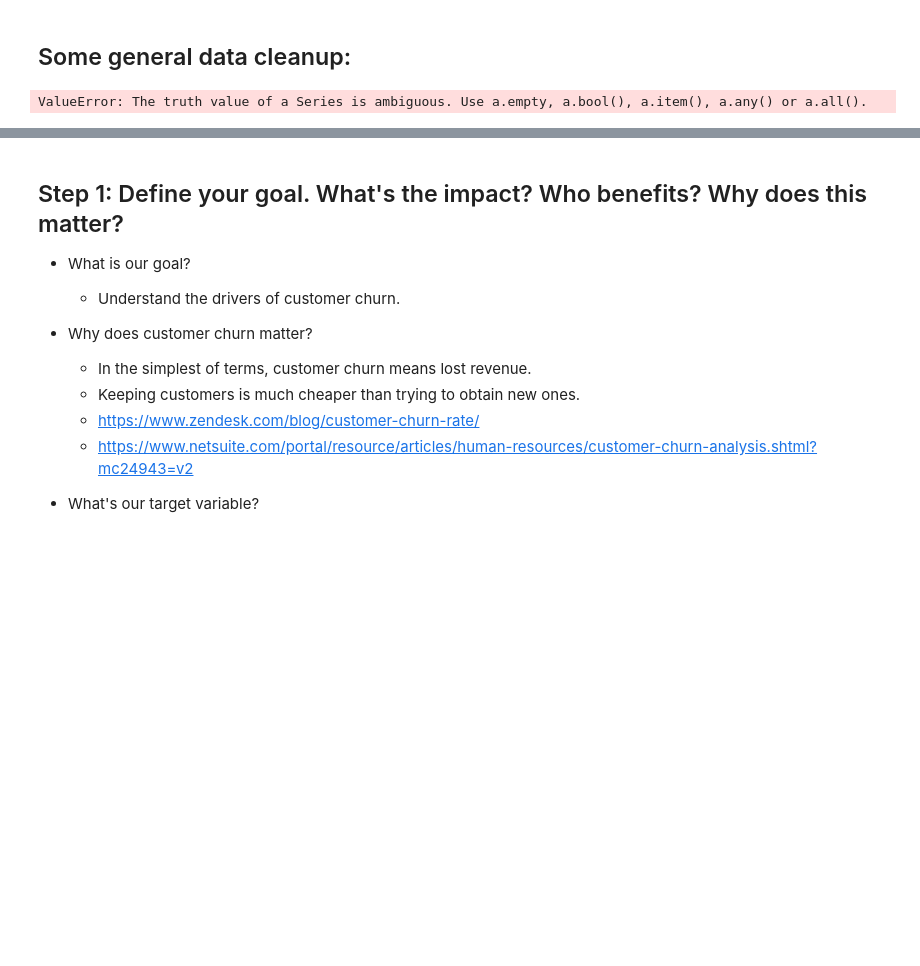
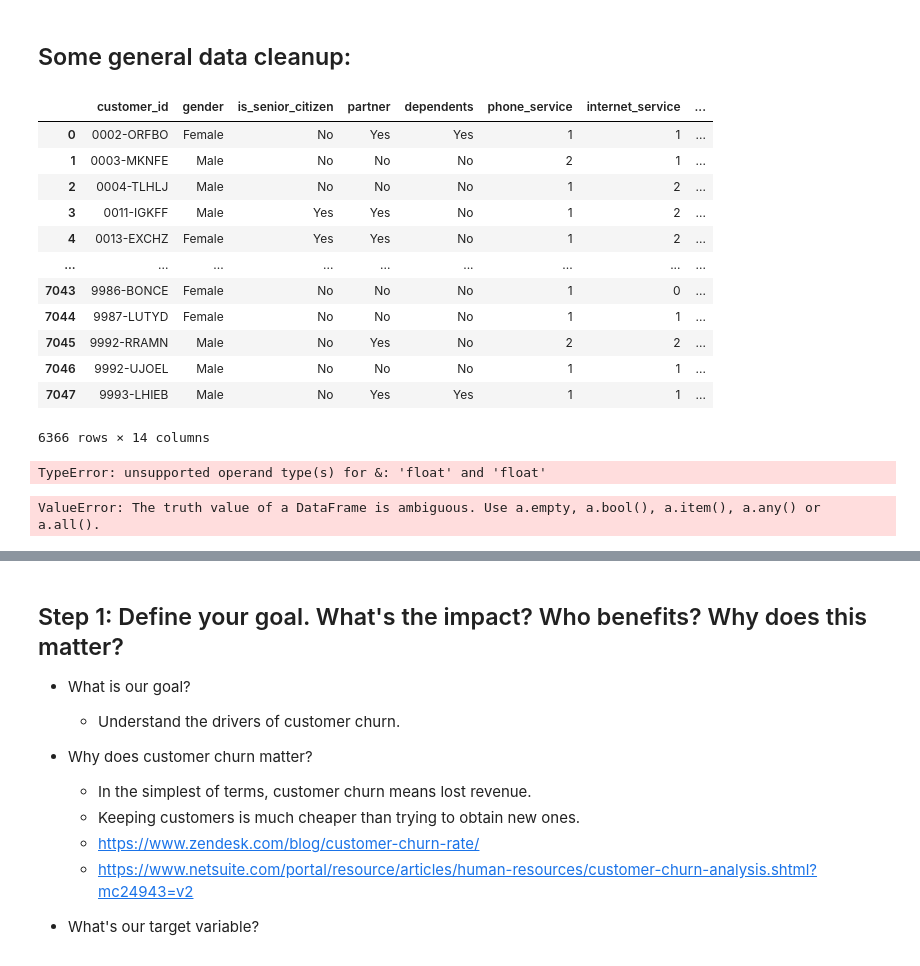
Before and after one commit to greg-maggard/analysis_and_storytelling, a Jupyter notebook: TELCO_churn_analysis.ipynb, the cells around one changed output, grey strips where cells are left out. Saved outputs shown, nothing was run; the diff lists cells and outputs as text; code cells hidden in the pictures; blank space fills up the shorter version.

```diff
--- a/TELCO_churn_analysis.ipynb
+++ b/TELCO_churn_analysis.ipynb
@@ -40,20 +40,40 @@ memory usage: 716.0+ KB
 df['is_senior_citizen'] = df['is_senior_citizen'].replace([0, 1],['No', 'Yes']).astype('object')
 # %%
 df['service_type'] = " "
+# %%
+df[df['phone_service'] > 0]
+# %% [output]
+|  | customer_id | gender | is_senior_citizen | partner | dependents | phone_service | internet_service | ... |
+| 0 | 0002-ORFBO | Female | No | Yes | Yes | 1 | 1 | ... |
+| 1 | 0003-MKNFE | Male | No | No | No | 2 | 1 | ... |
+| 2 | 0004-TLHLJ | Male | No | No | No | 1 | 2 | ... |
+| 3 | 0011-IGKFF | Male | Yes | Yes | No | 1 | 2 | ... |
+| 4 | 0013-EXCHZ | Female | Yes | Yes | No | 1 | 2 | ... |
+| ... | ... | ... | ... | ... | ... | ... | ... | ... |
+| 7043 | 9986-BONCE | Female | No | No | No | 1 | 0 | ... |
+| 7044 | 9987-LUTYD | Female | No | No | No | 1 | 1 | ... |
+| 7045 | 9992-RRAMN | Male | No | Yes | No | 2 | 2 | ... |
+| 7046 | 9992-UJOEL | Male | No | No | No | 1 | 1 | ... |
+| 7047 | 9993-LHIEB | Male | No | Yes | Yes | 1 | 1 | ... |
+6366 rows × 14 columns
+# %%
+df.loc[(df[df['phone_service'] > 0] & df[df['phone_service'] > 0]), 'service_type'] = 'both'
+# %% [output]
+TypeError: unsupported operand type(s) for &: 'float' and 'float'
 # %%
 #Creating a column that lists service type as phone, internet, or both.
 
 df['service_type'] = " "
 
 for i in range(df.shape[0]):
-    if df['phone_service'] != 0 and df['internet_service'] != 0:
+    if df[df['phone_service'] > 0] and df[df['phone_service'] > 0:
         df['service_type'] = 'both'
-    elif df['phone_service'] != 0 and df['internet_service'] == 0:
+    elif df[df['phone_service'] != 0] and df[df['internet_service'] == 0]:
         df['service_type'] = 'phone'
-    elif df['phone_service'] == 0 and df['internet_service'] != 0:
+    elif df[df['phone_service'] == 0] and df[df['internet_service'] != 0]:
         df['service_type'] = 'internet'
 # %% [output]
-ValueError: The truth value of a Series is ambiguous. Use a.empty, a.bool(), a.item(), a.any() or a.all().
+ValueError: The truth value of a DataFrame is ambiguous. Use a.empty, a.bool(), a.item(), a.any() or a.all().
 # %%
 df.T
 # %% [output]
```
